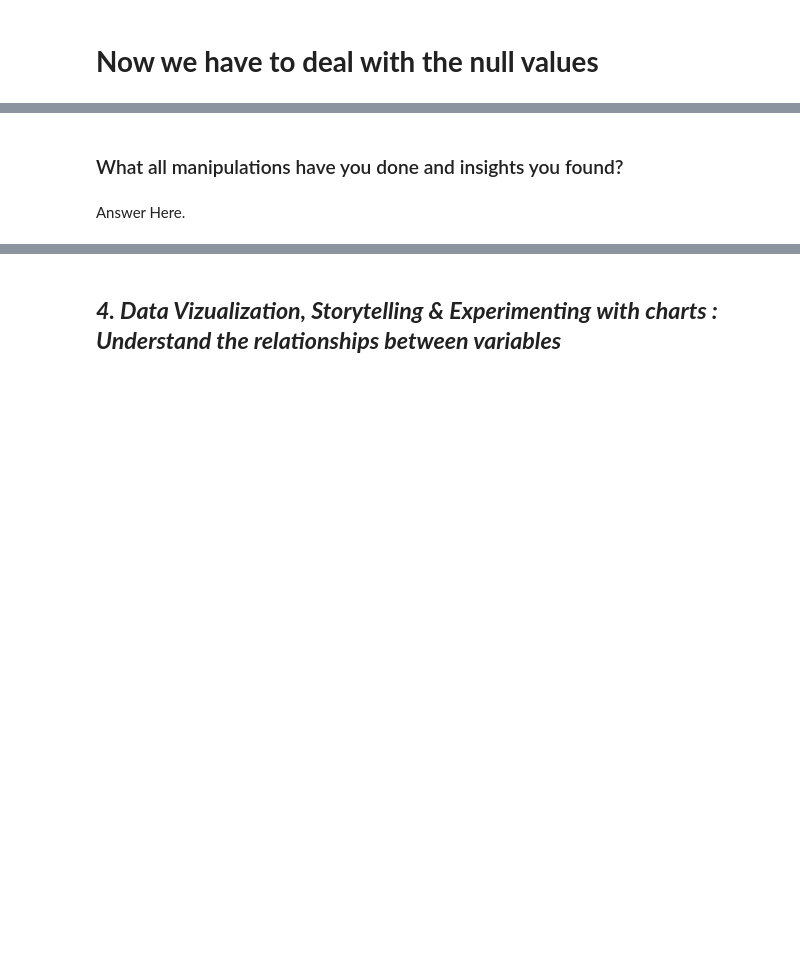
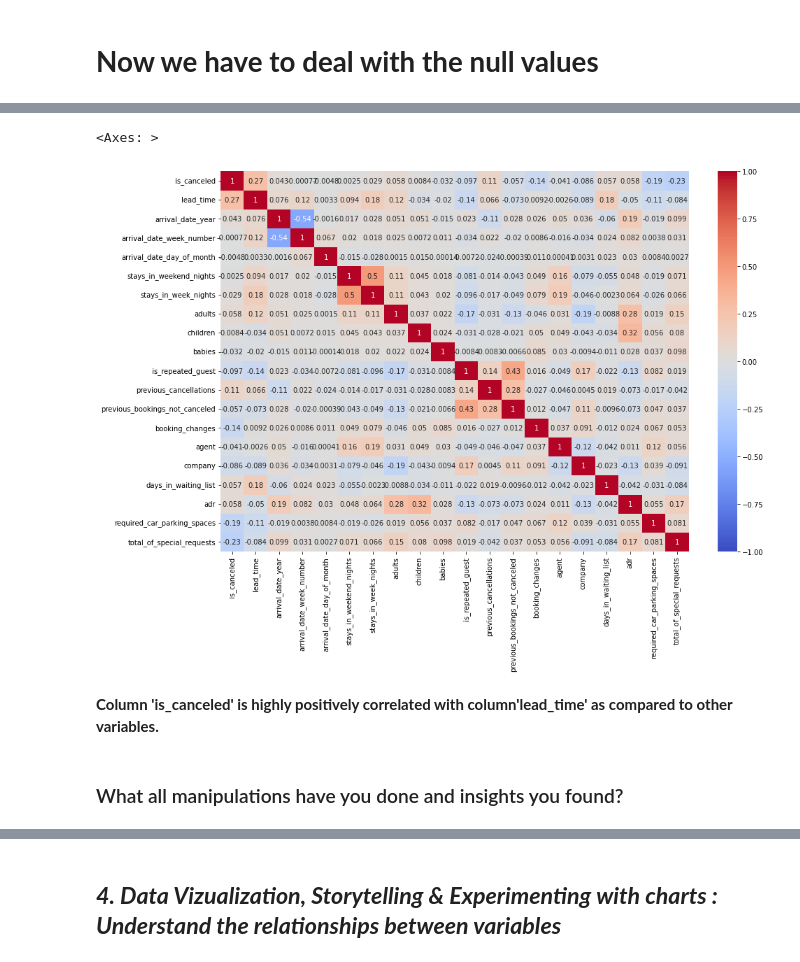
Before and after one commit to CoderSumanesh/Hotel-Booking-Analysis, a Jupyter notebook: hotel_booking_analysis.ipynb, the cells around one changed output, grey strips where cells are left out. Cells and saved outputs as stored; diff of their text form; code cells hidden in the pictures; blank space fills up the shorter version.

```diff
--- a/hotel_booking_analysis.ipynb
+++ b/hotel_booking_analysis.ipynb
@@ -435,4 +506,13 @@ new_df['children'].fillna(round(new_df['children'].mean()), inplace=True)
+# %%
+
+# Correlation heatmap
+
+plt.figure(figsize=(15,10))
+sns.heatmap(df1.corr(),vmin=-1, cmap="coolwarm", annot=True)
+# %% [output]
+<Axes: >
+[figure, added]
+# %% [markdown]
+**Column 'is_canceled' is highly positively correlated with column'lead_time' as compared to other variables.**
 # %% [markdown]
 ### What all manipulations have you done and insights you found?
-# %% [markdown]
-Answer Here.
```
Also changed, not shown: parts of 31 cells of this notebook.
